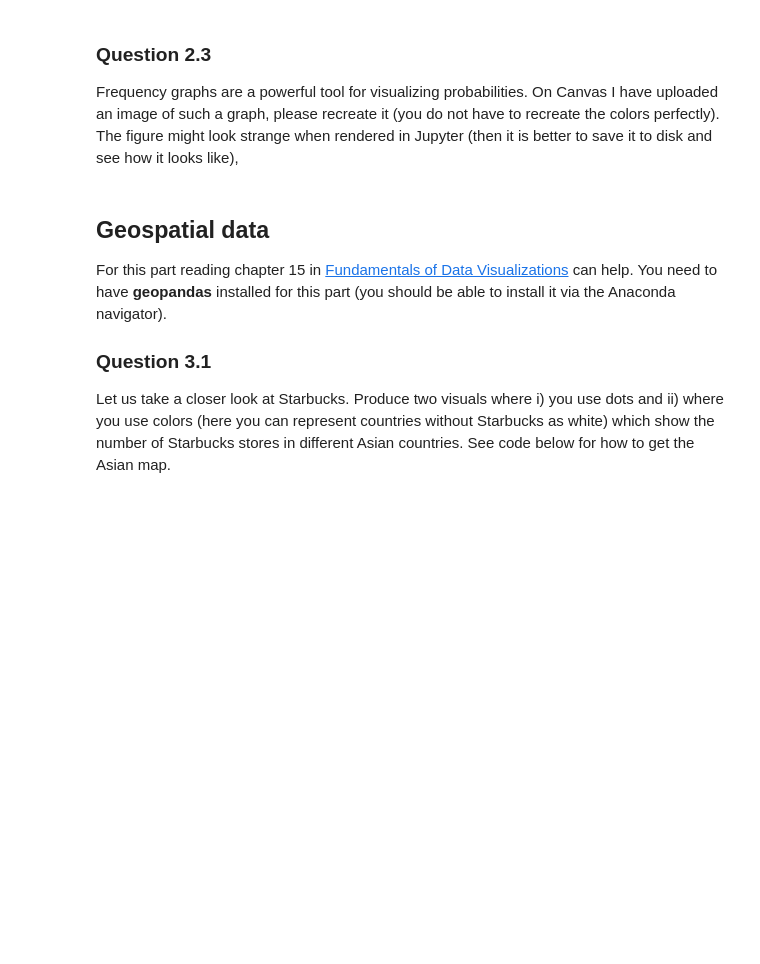
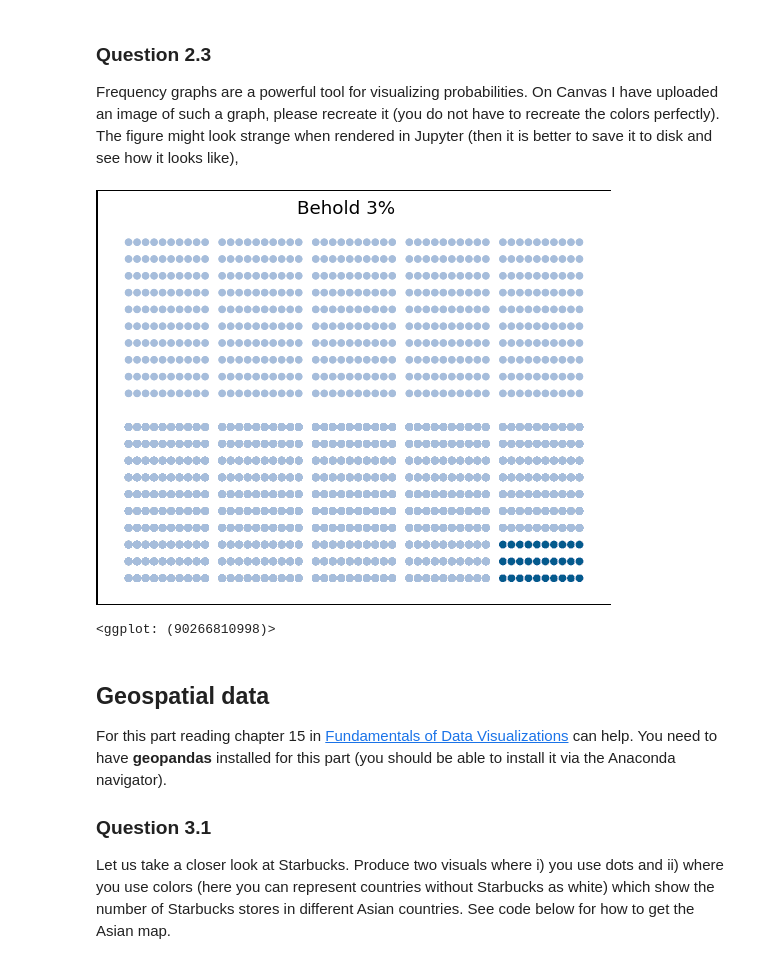
Before and after one commit to AxelEiman/SciVis, a Jupyter notebook: HW3/Homework3.ipynb, the cells around one changed output. Saved outputs shown, nothing was run; the diff lists cells and outputs as text; code cells hidden in the pictures; blank space fills up the shorter version.

```diff
--- a/HW3/Homework3.ipynb
+++ b/HW3/Homework3.ipynb
@@ -200,3 +260,47 @@ Frequency graphs are a powerful tool for visualizing probabilities. On Canvas I
+# %%
+# Insert code here
+# Remember to print the visual
+
+x = np.linspace(0, 0.9, 10)
+y = np.linspace(0, 0.9, 10)
+dist = 0.1
+w = 0.9
+
+for i in range(1,5):
+    x = np.append(x, np.linspace(i + i*dist, i+w+dist*i, 10)) #(i+dist*i, i+1+dist*i, 10)
+    y = np.append(y, y)
+
+x = np.append(x, x)
+y = np.append(y, np.linspace(1+dist, 1+w+dist, 10))
+
+xx,  yy = np.meshgrid(x, y)
+
+
+grid = pd.DataFrame({
+    'x':xx.flatten(),
+    'y':yy.flatten()
+})
+
+grid['highlight'] = 'No'
+
+grid_hi = grid.query('x > 4.3 and y < 0.3')
+colors = ["#a6bddb", "#3690c0", "#045a8d"]
+p = (ggplot(grid, aes(x='x', y='y'))
++ geom_point(size=2, color=colors[0])
++ geom_point(data=grid_hi, color=colors[2])
++ theme_minimal()
++ labs(title='Behold 3%')
++ theme(
+    axis_text=element_blank(),
+    axis_title=element_blank(),
+    panel_grid=element_blank(),
+    plot_background= element_rect(fill='white')
+)
+)
+p
+# %% [output]
+[figure, added]
+<ggplot: (90266810998)>
 # %% [markdown]
 ## Geospatial data
 
```
Also changed, not shown: parts of 10 cells of this notebook.
